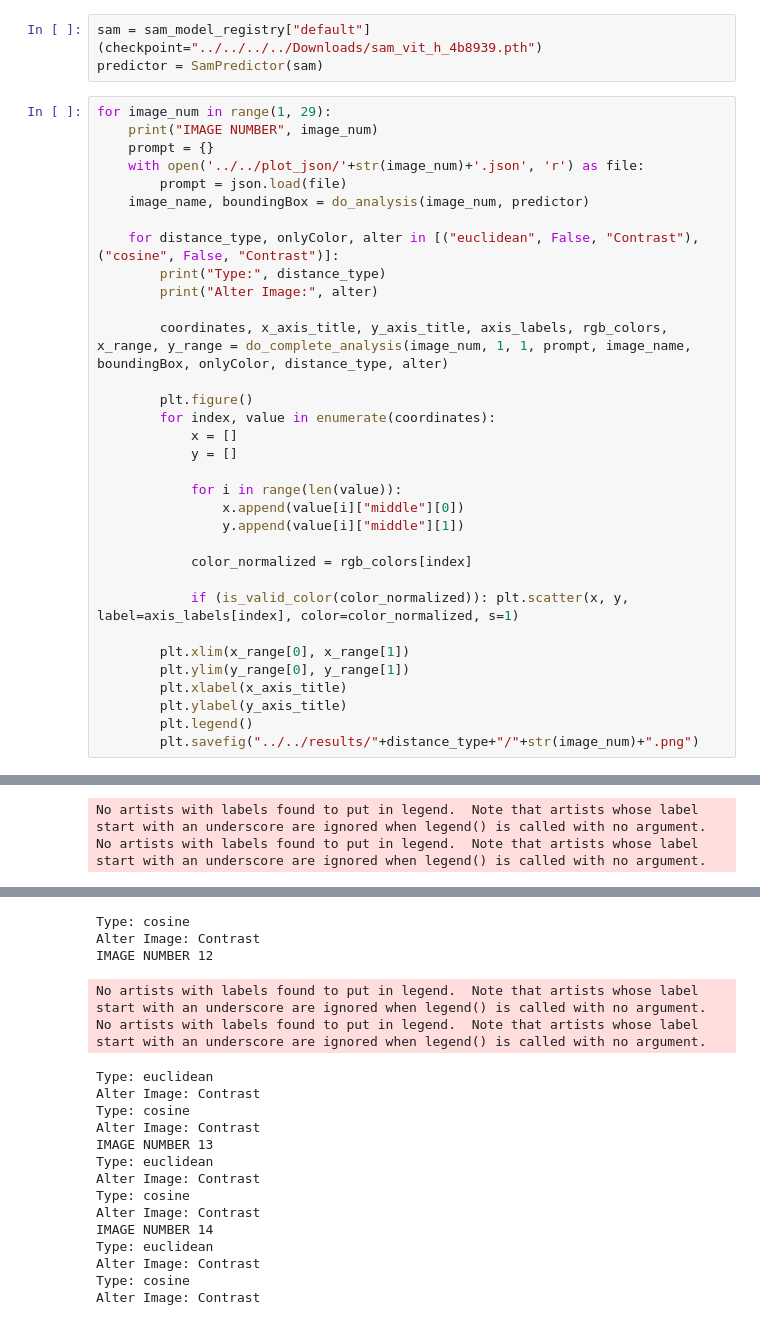
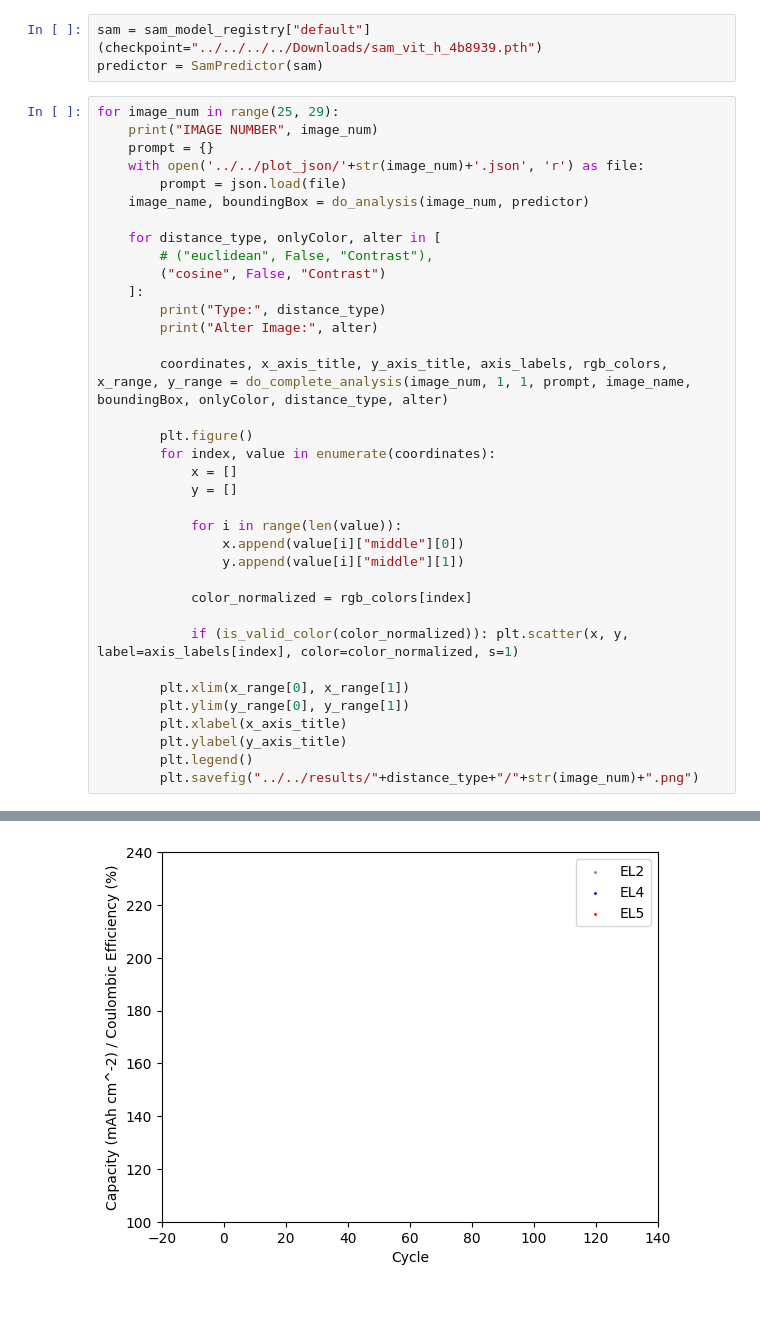
Before and after one commit to mitdbg/meng_code, a Jupyter notebook: old_code/cosine_similarity_knn.ipynb, the cells around one changed output, grey strips where cells are left out. Saved outputs shown, nothing was run; the diff lists cells and outputs as text.

```diff
--- a/old_code/cosine_similarity_knn.ipynb
+++ b/old_code/cosine_similarity_knn.ipynb
@@ -363,14 +363,17 @@ def do_complete_analysis(image_number, wBox, hBox, metadata, image_name, boundin
 sam = sam_model_registry["default"](checkpoint="../../../../Downloads/sam_vit_h_4b8939.pth")
 predictor = SamPredictor(sam)
 # %%
-for image_num in range(1, 29):
+for image_num in range(25, 29):
     print("IMAGE NUMBER", image_num)
     prompt = {}
     with open('../../plot_json/'+str(image_num)+'.json', 'r') as file:
         prompt = json.load(file)
     image_name, boundingBox = do_analysis(image_num, predictor)
 
-    for distance_type, onlyColor, alter in [("euclidean", False, "Contrast"), ("cosine", False, "Contrast")]:
+    for distance_type, onlyColor, alter in [
+        # ("euclidean", False, "Contrast"),
+        ("cosine", False, "Contrast")
+    ]:
         print("Type:", distance_type)
         print("Alter Image:", alter)
 
@@ -433,2 +413,0 @@ IMAGE NUMBER 9
-No artists with labels found to put in legend.  Note that artists whose label start with an underscore are ignored when legend() is called with no argument.
-No artists with labels found to put in legend.  Note that artists whose label start with an underscore are ignored when legend() is called with no argument.
@@ -447,19 +414 @@ Alter Image: Contrast
-Type: cosine
-Alter Image: Contrast
-IMAGE NUMBER 12
-No artists with labels found to put in legend.  Note that artists whose label start with an underscore are ignored when legend() is called with no argument.
-No artists with labels found to put in legend.  Note that artists whose label start with an underscore are ignored when legend() is called with no argument.
-Type: euclidean
-Alter Image: Contrast
-Type: cosine
-Alter Image: Contrast
-IMAGE NUMBER 13
-Type: euclidean
-Alter Image: Contrast
-Type: cosine
-Alter Image: Contrast
-IMAGE NUMBER 14
-Type: euclidean
-Alter Image: Contrast
-Type: cosine
-Alter Image: Contrast
+[figure, added]
```
Also changed, not shown: parts of 1 cell of this notebook, 4 other files.
